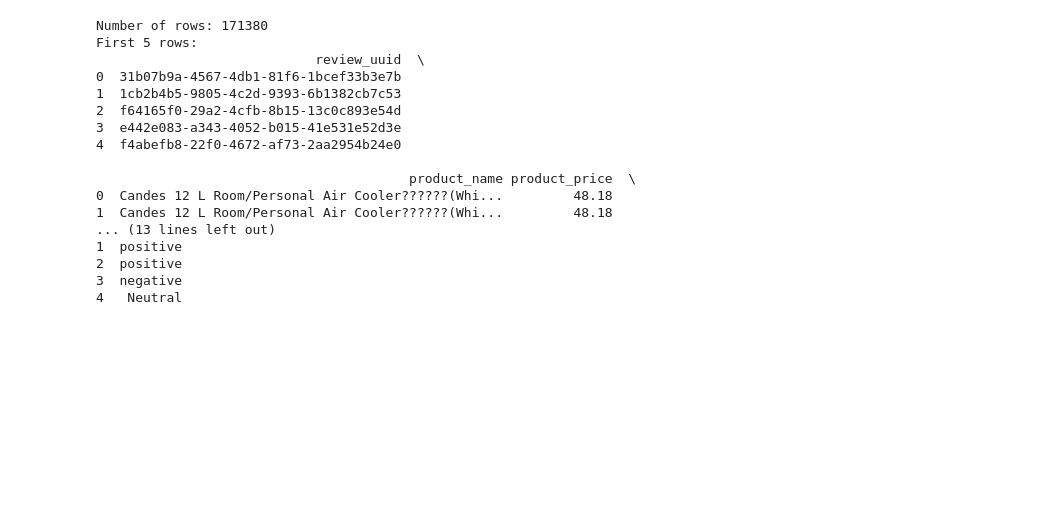
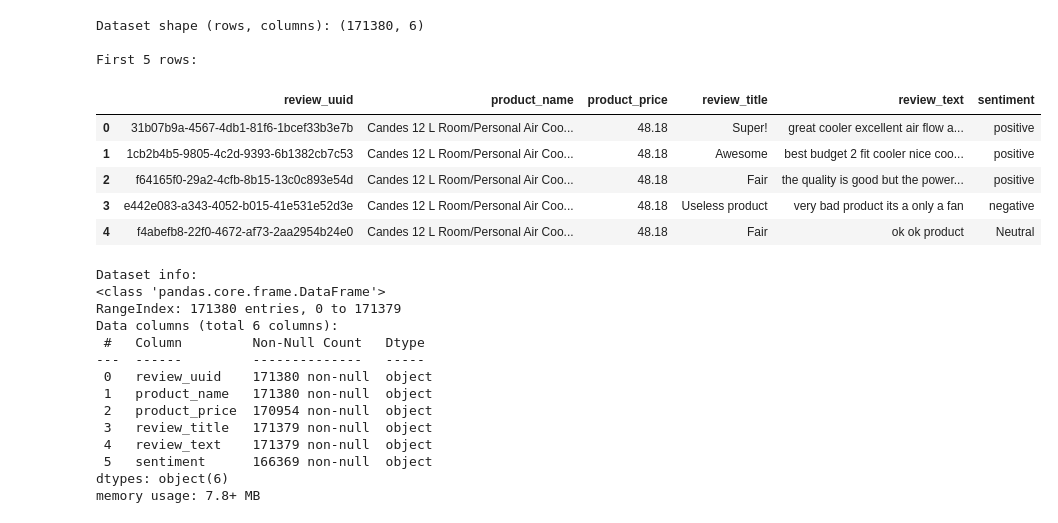
Before and after one commit to vladimir-dresevic/ml-product-reviews-project, a Jupyter notebook: notebook/product_reviews_analysis.ipynb, the cells around one changed output. Drawn from its saved outputs; the diff is of its cells as text; code cells hidden in the pictures; blank space fills up the shorter version.

```diff
--- a/notebook/product_reviews_analysis.ipynb
+++ b/notebook/product_reviews_analysis.ipynb
@@ -3,29 +15,42 @@
 # %%
 import pandas as pd
 
 # load dataset from GitHub
 url = "https://raw.githubusercontent.com/vladimir-dresevic/ml-product-reviews-project/main/data/product_reviews_full.csv"
 
 df = pd.read_csv(url)
 
-print("Number of rows:", len(df))
-print("First 5 rows:")
-print(df.head())
+# Print shape (number of rows and columns)
+print("Dataset shape (rows, columns):", df.shape)
+
+# Show first 5 rows
+print("\nFirst 5 rows:")
+display(df.head())
+
+# Show column data types and non-null counts
+print("\nDataset info:")
+df.info()
 # %% [output]
-Number of rows: 171380
+Dataset shape (rows, columns): (171380, 6)
+
 First 5 rows:
-                            review_uuid  \
-0  31b07b9a-4567-4db1-81f6-1bcef33b3e7b
-1  1cb2b4b5-9805-4c2d-9393-6b1382cb7c53
-2  f64165f0-29a2-4cfb-8b15-13c0c893e54d
-3  e442e083-a343-4052-b015-41e531e52d3e
-4  f4abefb8-22f0-4672-af73-2aa2954b24e0
-
-                                        product_name product_price  \
-0  Candes 12 L Room/Personal Air Cooler??????(Whi...         48.18
-1  Candes 12 L Room/Personal Air Cooler??????(Whi...         48.18
-... (13 lines left out)
-1  positive
-2  positive
-3  negative
-4   Neutral
+|  | review_uuid | product_name | product_price | review_title | review_text | sentiment |
+| 0 | 31b07b9a-4567-4db1-81f6-1bcef33b3e7b | Candes 12 L Room/Personal Air Coo... | 48.18 | Super! | great cooler excellent air flow a... | positive |
+| 1 | 1cb2b4b5-9805-4c2d-9393-6b1382cb7c53 | Candes 12 L Room/Personal Air Coo... | 48.18 | Awesome | best budget 2 fit cooler nice coo... | positive |
+| 2 | f64165f0-29a2-4cfb-8b15-13c0c893e54d | Candes 12 L Room/Personal Air Coo... | 48.18 | Fair | the quality is good but the power... | positive |
+| 3 | e442e083-a343-4052-b015-41e531e52d3e | Candes 12 L Room/Personal Air Coo... | 48.18 | Useless product | very bad product its a only a fan | negative |
+| 4 | f4abefb8-22f0-4672-af73-2aa2954b24e0 | Candes 12 L Room/Personal Air Coo... | 48.18 | Fair | ok ok product | Neutral |
+Dataset info:
+<class 'pandas.core.frame.DataFrame'>
+RangeIndex: 171380 entries, 0 to 171379
+Data columns (total 6 columns):
+ #   Column         Non-Null Count   Dtype
+---  ------         --------------   -----
+ 0   review_uuid    171380 non-null  object
+ 1   product_name   171380 non-null  object
+ 2   product_price  170954 non-null  object
+ 3   review_title   171379 non-null  object
+ 4   review_text    171379 non-null  object
+ 5   sentiment      166369 non-null  object
+dtypes: object(6)
+memory usage: 7.8+ MB
```
Also changed, not shown: parts of 9 cells of this notebook.
